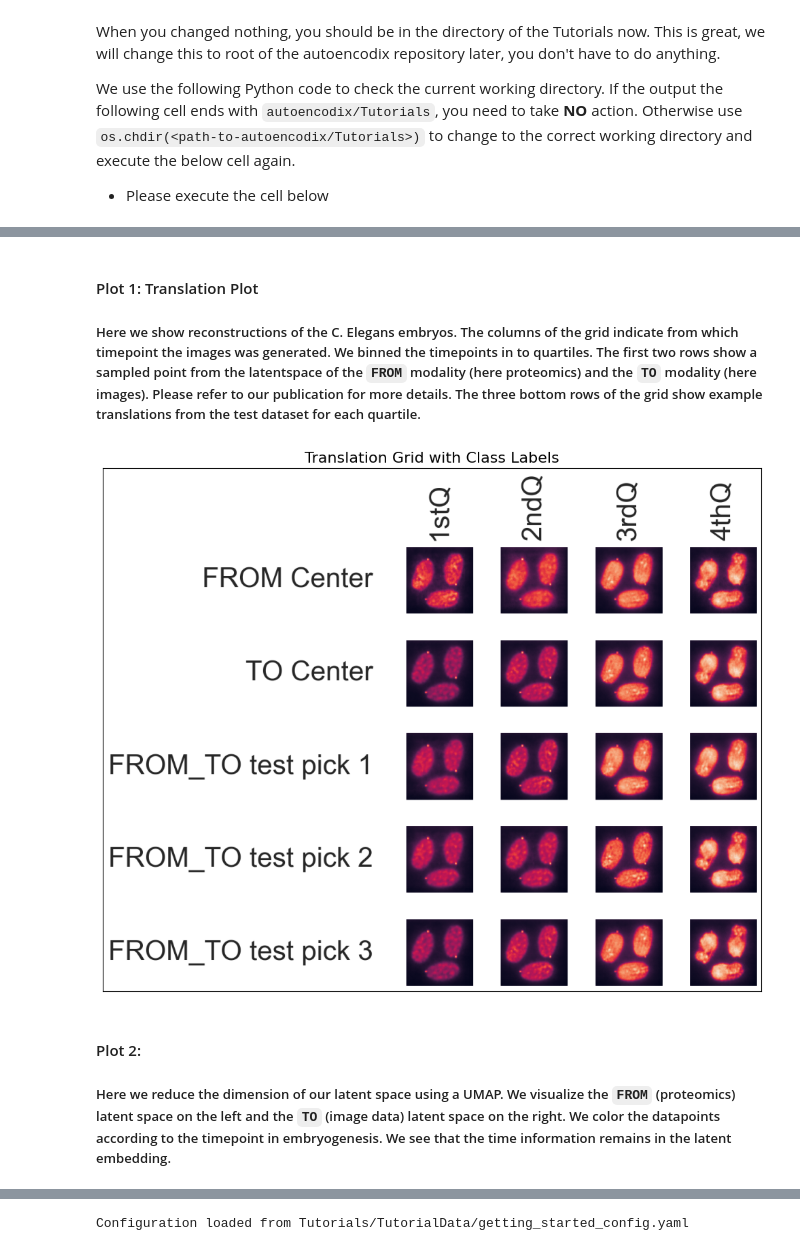
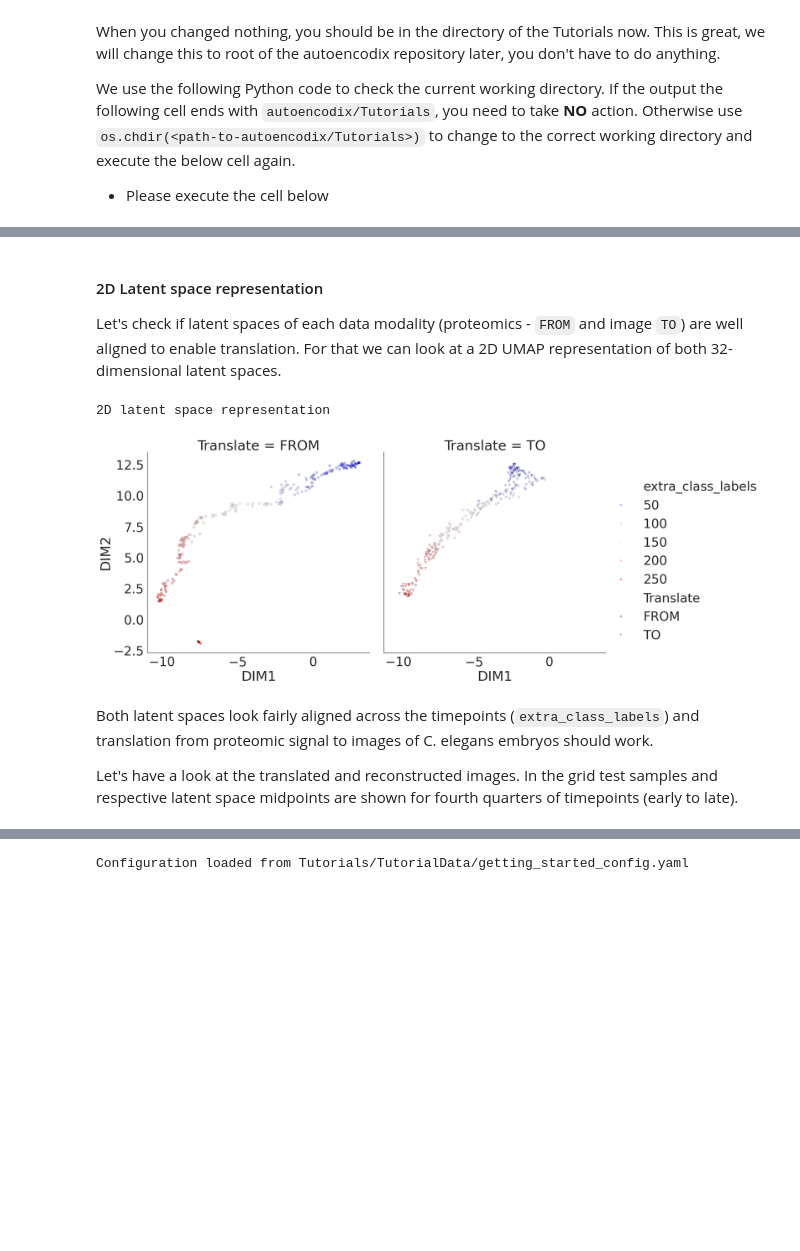
Before and after one commit to jan-forest/autoencodix, a Jupyter notebook: Tutorials/Quick_Start.ipynb, the cells around one changed output, grey strips where cells are left out. Cells and saved outputs as stored; diff of their text form; code cells hidden in the pictures; blank space fills up the shorter version.

Commit message:
Update Quick-Start with better hyperparams. Adjust Makefile revert to standard linux sed command

```diff
--- a/Tutorials/Quick_Start.ipynb
+++ b/Tutorials/Quick_Start.ipynb
@@ -139,20 +125,17 @@ latent_space_img = cv2.cvtColor(latent_space_img, cv2.COLOR_BGR2RGB)
 # %% [markdown]
-#### Plot 1: Translation Plot
-
-##### Here we show reconstructions of the C. Elegans embryos. The columns of the grid indicate from which timepoint the images was generated. We binned the timepoints in to quartiles. The first two rows show a sampled point from the latentspace of the `FROM` modality (here proteomics) and the `TO` modality (here images). Please refer to our publication for more details. The three bottom rows of the grid show example translations from the test dataset for each quartile.
+#### 2D Latent space representation
+Let's check if latent spaces of each data modality (proteomics - `FROM` and image `TO`) are well aligned to enable translation.
+For that we can look at a 2D UMAP representation of both 32-dimensional latent spaces.
 # %%
-plt.figure(figsize=(15, 10))
-translate_grid_img = cv2.imread(translate_grid_path)
-translate_grid_img = cv2.cvtColor(translate_grid_img, cv2.COLOR_BGR2RGB)
-plt.imshow(translate_grid_img)
-plt.title('Translation Grid with Class Labels', fontsize=16)
-plt.xticks([])
-plt.yticks([])
-plt.show()
+latent_2D = Image(filename='reports/getting_started/figures/latent2D_Aligned_extra_class_labels.png', width=1200)
+
+print("2D latent space representation")
+display(latent_2D)
 # %% [output]
+2D latent space representation
-[figure, old version]
+[figure, new version]
 # %% [markdown]
-#### Plot 2:
+Both latent spaces look fairly aligned across the timepoints (`extra_class_labels`) and translation from proteomic signal to images of C. elegans embryos should work.
 
-##### Here we reduce the dimension of our latent space using a UMAP. We visualize the `FROM` (proteomics) latent space on the left and the `TO` (image data) latent space on the right. We color the datapoints according to the timepoint in embryogenesis. We see that the time information remains in the latent embedding.
+Let's have a look at the translated and reconstructed images. In the grid test samples and respective latent space midpoints are shown for fourth quarters of timepoints (early to late).
 # %%
```
Also changed, not shown: parts of 16 cells of this notebook, 2 other files.
